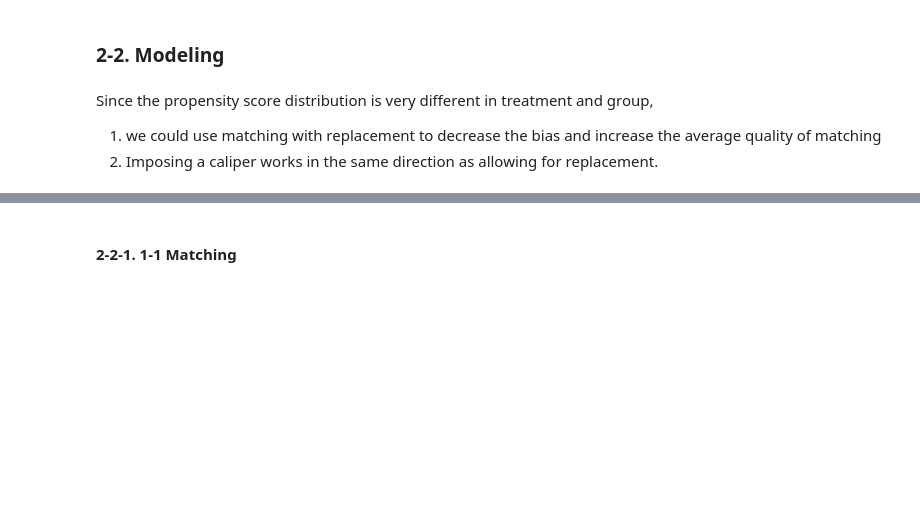
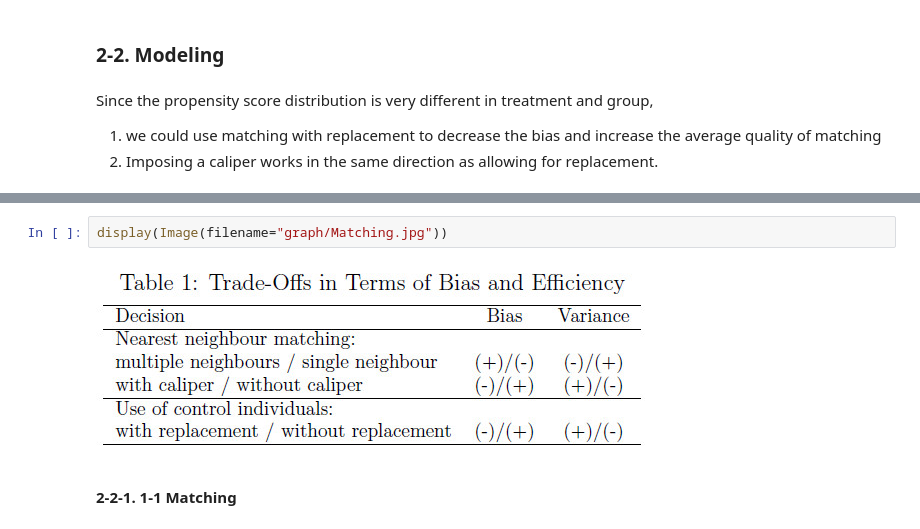
Before and after one commit to crystalowl/psm_framework, a Jupyter notebook: Use Case - Shop Decoration.ipynb, the cells around one changed output, grey strips where cells are left out. Drawn from its saved outputs; the diff is of its cells as text; blank space fills up the shorter version.

```diff
--- a/Use Case - Shop Decoration.ipynb
+++ b/Use Case - Shop Decoration.ipynb
@@ -384,3 +380,7 @@ Since the propensity score distribution is very different in treatment and group
+# %%
+display(Image(filename="graph/Matching.jpg"))
+# %% [output]
+[figure, added]
 # %% [markdown]
 #### 2-2-1. 1-1 Matching
 # %%
```
Also changed, not shown: parts of 2 cells of this notebook.
